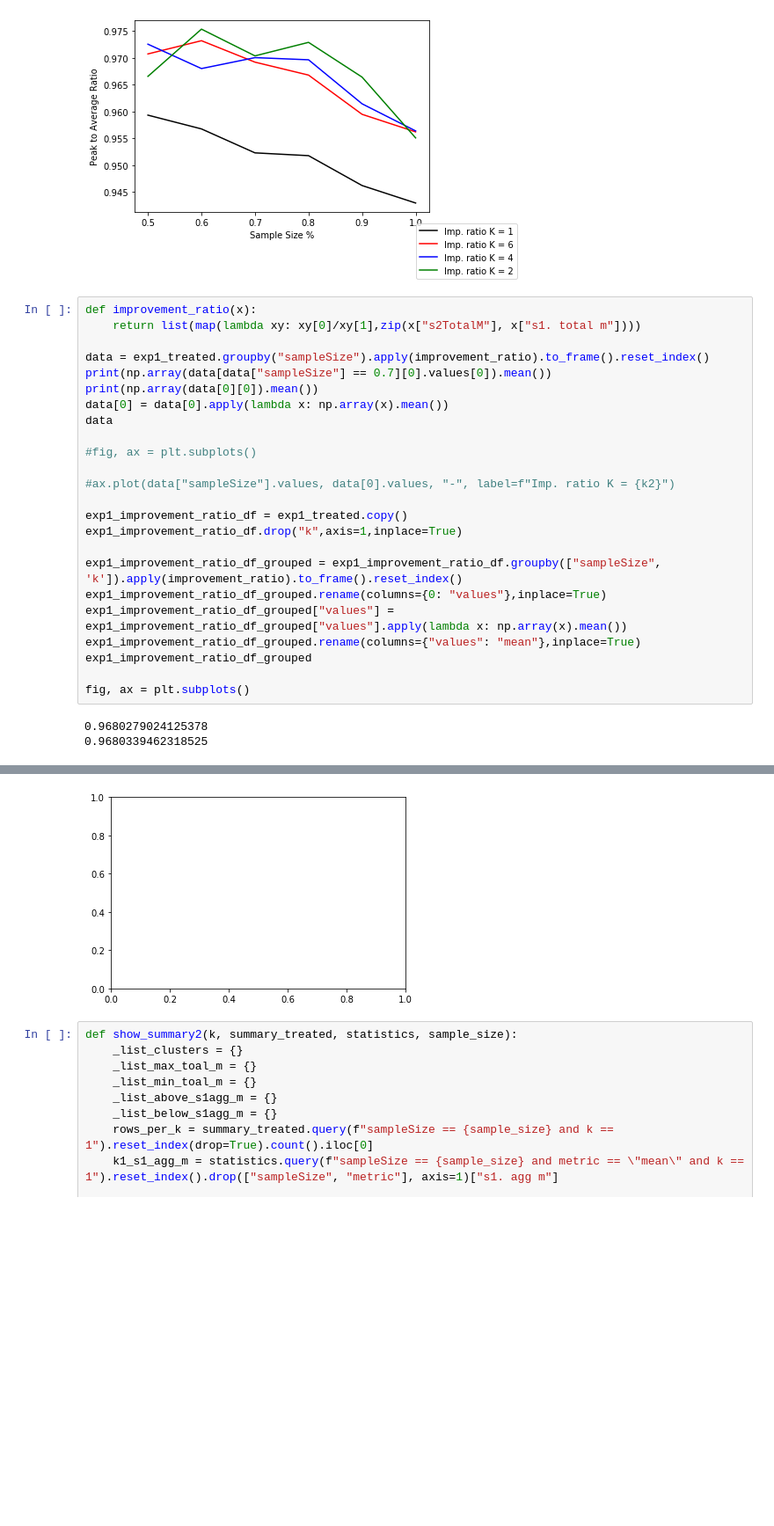
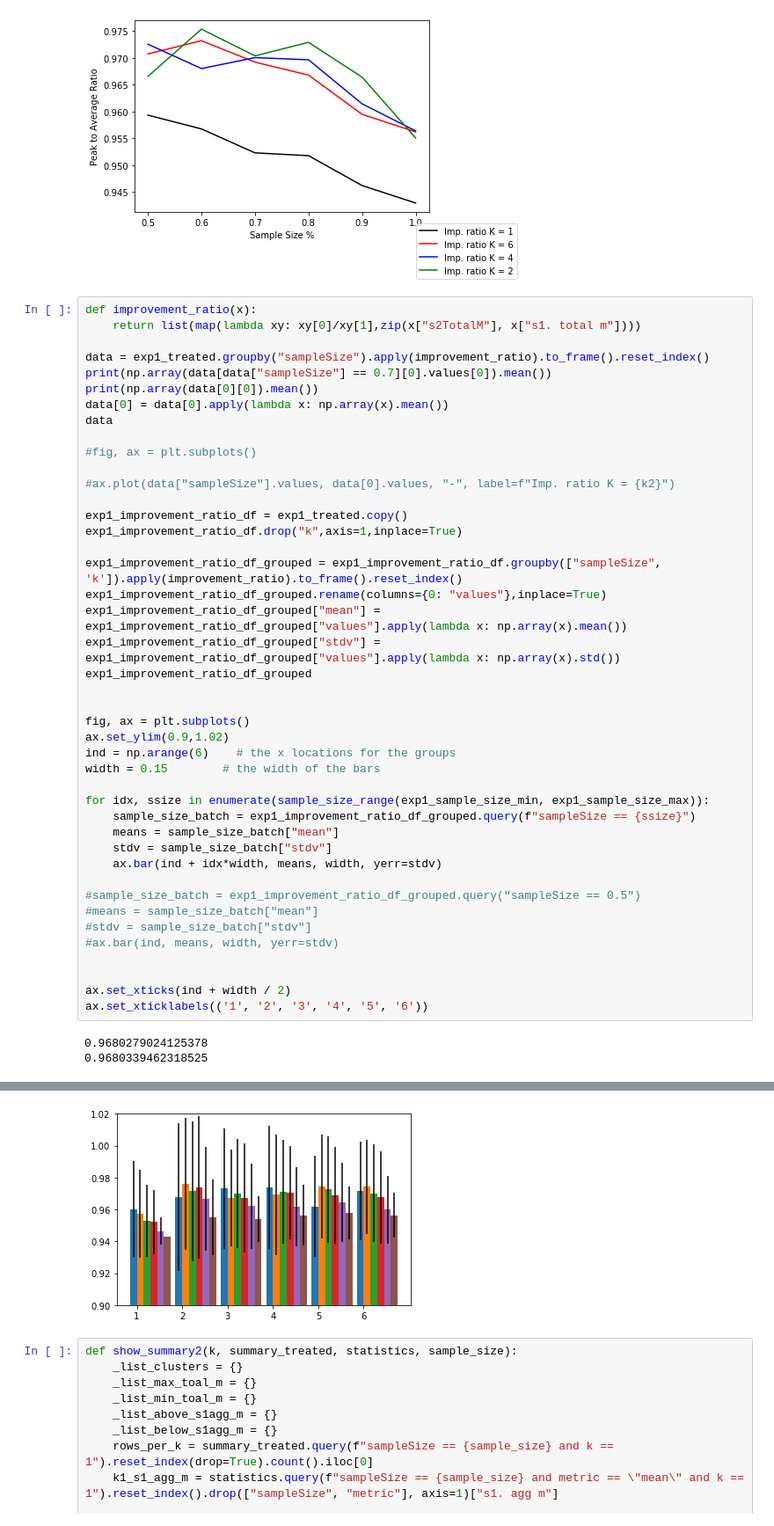
Before and after one commit to vicaba/siot-eclustering-viz, a Jupyter notebook: siot-clustering2.ipynb, the cells around one changed output, grey strips where cells are left out. Shown at 88% size. Saved outputs shown, nothing was run; the diff lists cells and outputs as text; blank space fills up the shorter version.

```diff
--- a/siot-clustering2.ipynb
+++ b/siot-clustering2.ipynb
@@ -408,11 +408,30 @@ exp1_improvement_ratio_df.drop("k",axis=1,inplace=True)
 
 exp1_improvement_ratio_df_grouped = exp1_improvement_ratio_df.groupby(["sampleSize", 'k']).apply(improvement_ratio).to_frame().reset_index()
 exp1_improvement_ratio_df_grouped.rename(columns={0: "values"},inplace=True)
-exp1_improvement_ratio_df_grouped["values"] = exp1_improvement_ratio_df_grouped["values"].apply(lambda x: np.array(x).mean())
-exp1_improvement_ratio_df_grouped.rename(columns={"values": "mean"},inplace=True)
+exp1_improvement_ratio_df_grouped["mean"] = exp1_improvement_ratio_df_grouped["values"].apply(lambda x: np.array(x).mean())
+exp1_improvement_ratio_df_grouped["stdv"] = exp1_improvement_ratio_df_grouped["values"].apply(lambda x: np.array(x).std())
 exp1_improvement_ratio_df_grouped
 
+
 fig, ax = plt.subplots()
+ax.set_ylim(0.9,1.02)
+ind = np.arange(6)    # the x locations for the groups
+width = 0.15        # the width of the bars
+
+for idx, ssize in enumerate(sample_size_range(exp1_sample_size_min, exp1_sample_size_max)):
+    sample_size_batch = exp1_improvement_ratio_df_grouped.query(f"sampleSize == {ssize}")
+    means = sample_size_batch["mean"]
+    stdv = sample_size_batch["stdv"]
+    ax.bar(ind + idx*width, means, width, yerr=stdv)
+
+#sample_size_batch = exp1_improvement_ratio_df_grouped.query("sampleSize == 0.5")
+#means = sample_size_batch["mean"]
+#stdv = sample_size_batch["stdv"]
+#ax.bar(ind, means, width, yerr=stdv)
+
+
+ax.set_xticks(ind + width / 2)
+ax.set_xticklabels(('1', '2', '3', '4', '5', '6'))
 # %% [output]
 0.9680279024125378
 0.9680339462318525
@@ -419,4 +444,4 @@ fig, ax = plt.subplots()
-[figure, old version]
+[figure, new version]
 # %%
 def show_summary2(k, summary_treated, statistics, sample_size):
     _list_clusters = {}
```
Also changed, not shown: parts of 2 cells of this notebook, 3 other files.
